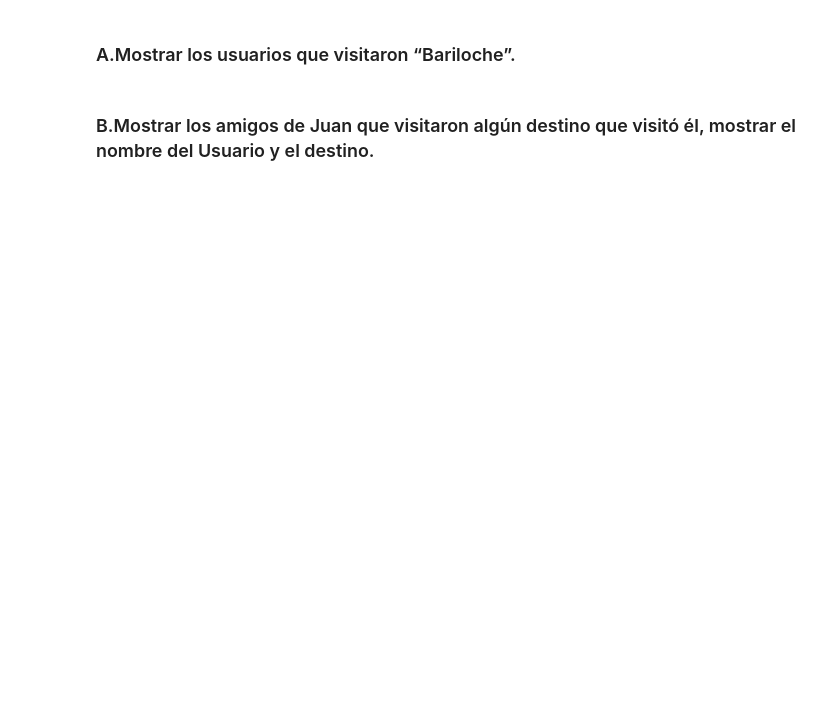
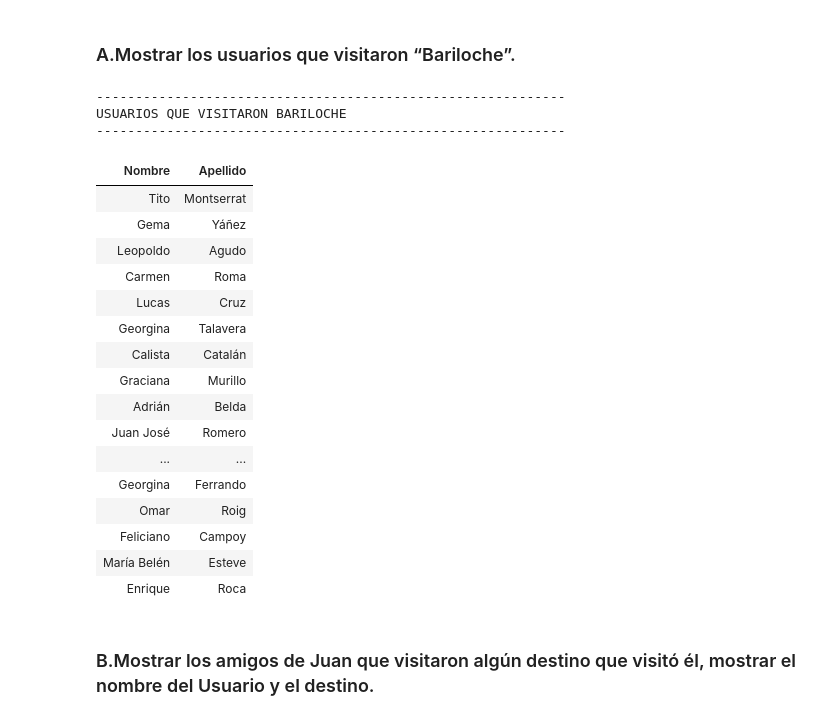
Before and after one commit to dariomicheli/BaseDatos, a Jupyter notebook: notebooks/Consultas.ipynb, the cells around one changed output. Saved outputs shown, nothing was run; the diff lists cells and outputs as text; code cells hidden in the pictures; blank space fills up the shorter version.

```diff
--- a/notebooks/Consultas.ipynb
+++ b/notebooks/Consultas.ipynb
@@ -50,16 +54,37 @@ except Exception as e:
 # %%
 query = """
 MATCH (U:Usuario)-[:VISITO]->(D:Destino)
-WHERE D.ciudad='La Plata'
+WHERE D.ciudad='Bariloche'
 RETURN U.nombre AS Nombre, U.apellido AS Apellido
 """
 
 usuarios = neo4j.consulta(db_neo4j, query)
 
 print("\n" + "-"*60)
 print("USUARIOS QUE VISITARON BARILOCHE")
 print("-"*60)
 display(usuarios.style.hide(axis="index"))
+# %% [output]
+------------------------------------------------------------
+USUARIOS QUE VISITARON BARILOCHE
+------------------------------------------------------------
+| Nombre | Apellido |
+| Tito | Montserrat |
+| Gema | Yáñez |
+| Leopoldo | Agudo |
+| Carmen | Roma |
+| Lucas | Cruz |
+| Georgina | Talavera |
+| Calista | Catalán |
+| Graciana | Murillo |
+| Adrián | Belda |
+| Juan José | Romero |
+| ... | ... |
+| Georgina | Ferrando |
+| Omar | Roig |
+| Feliciano | Campoy |
+| María Belén | Esteve |
+| Enrique | Roca |
 # %% [markdown]
 ### B.Mostrar los amigos de Juan que visitaron algún destino que visitó él, mostrar el nombre del Usuario y el destino.
 # %%
```
Also changed, not shown: parts of 16 cells of this notebook, 2 other files.
